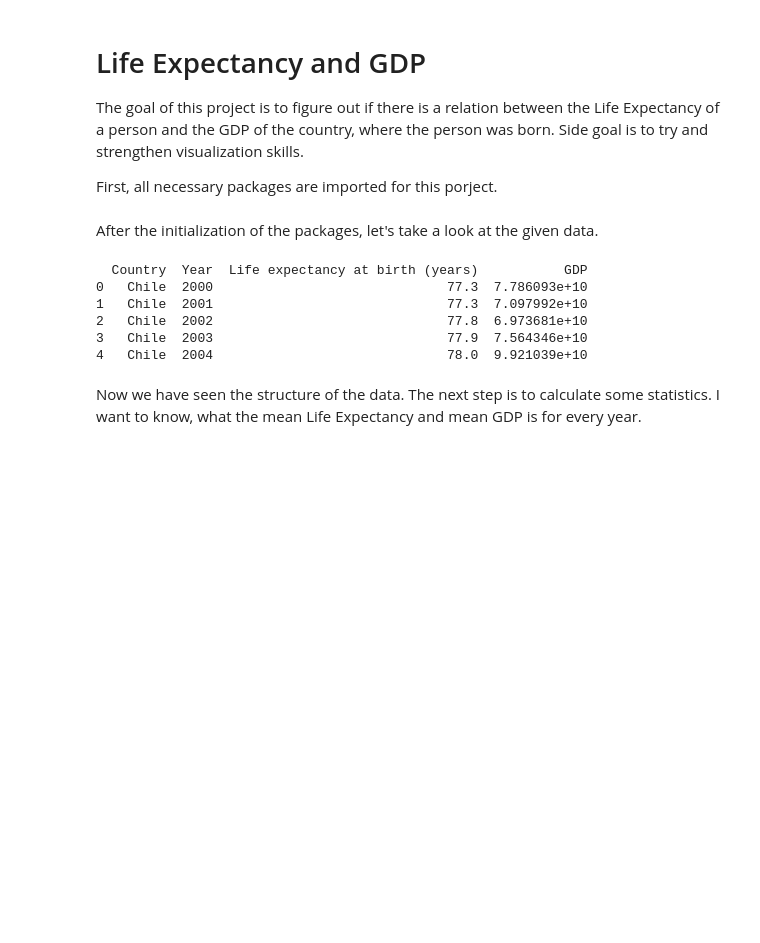
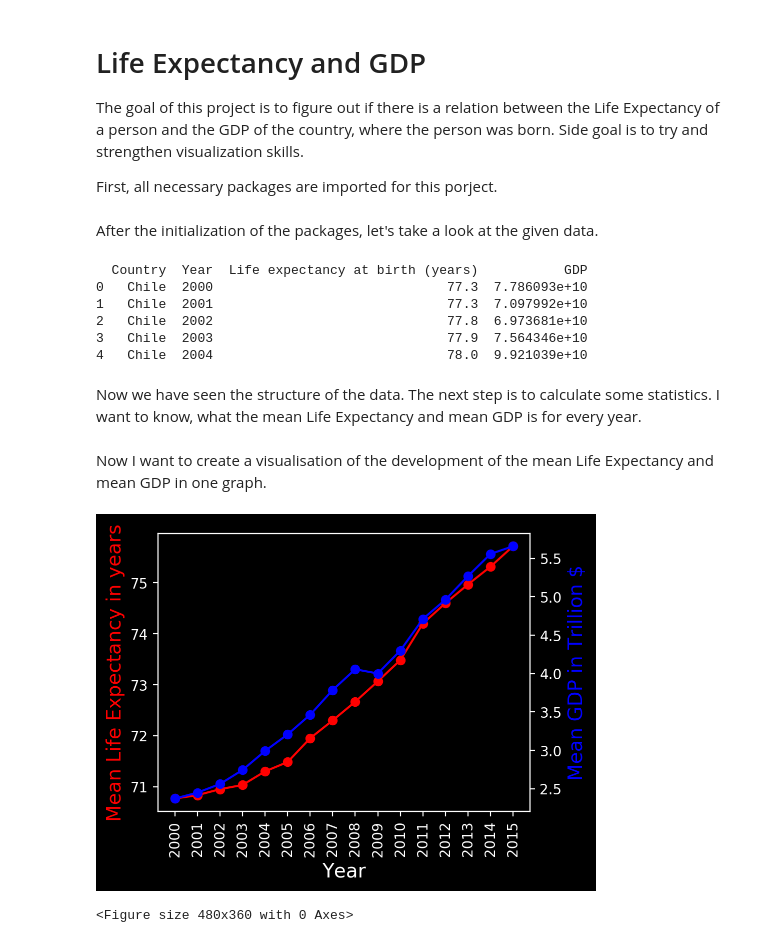
Before and after one commit to mige92/Life_Expectancy_and_GDP, a Jupyter notebook: life_expectancy_gdp.ipynb, the cells around one changed output. Drawn from its saved outputs; the diff is of its cells as text; code cells hidden in the pictures; blank space fills up the shorter version.

```diff
--- a/life_expectancy_gdp.ipynb
+++ b/life_expectancy_gdp.ipynb
@@ -11,23 +11,56 @@ import matplotlib.pyplot as plt
 import seaborn as sns
 # %% [markdown]
 After the initialization of the packages, let's take a look at the given data.
-# %%
-data = pd.read_csv('all_data.csv')
-print(data.head())
-# %% [output]
-  Country  Year  Life expectancy at birth (years)           GDP
-0   Chile  2000                              77.3  7.786093e+10
-1   Chile  2001                              77.3  7.097992e+10
-2   Chile  2002                              77.8  6.973681e+10
-3   Chile  2003                              77.9  7.564346e+10
-4   Chile  2004                              78.0  9.921039e+10
+# %%
+# Import data
+data = pd.read_csv('all_data.csv')
+print(data.head())
+
+# Adjust name of USA
+data.Country.mask(data.Country == 'United States of America', 'USA', inplace=True)
+# %% [output]
+  Country  Year  Life expectancy at birth (years)           GDP
+0   Chile  2000                              77.3  7.786093e+10
+1   Chile  2001                              77.3  7.097992e+10
+2   Chile  2002                              77.8  6.973681e+10
+3   Chile  2003                              77.9  7.564346e+10
+4   Chile  2004                              78.0  9.921039e+10
 # %% [markdown]
 Now we have seen the structure of the data. The next step is to calculate some statistics. I want to know, what the mean Life Expectancy and mean GDP is for every year.
 # %%
+# Create empty lists and loop through each year
 mean_LE = []
 mean_GDP = []
 
 for year in data.Year.unique():
     temp_data = data.loc[data['Year']==year]
-    mean_LE = np.mean(temp_data['Life expectancy at birth (years)'])
-    mean_GDP = np.mean(temp_data['GDP'])
+    mean_LE.append(np.mean(temp_data['Life expectancy at birth (years)']))
+    mean_GDP.append(np.mean(temp_data['GDP'])/1000000000000)
+# %% [markdown]
+Now I want to create a visualisation of the development of the mean Life Expectancy and mean GDP in one graph.
+# %%
+# Create first plot in one graph
+fig,ax = plt.subplots()
+ax.plot(data.Year.unique(),
+        mean_LE,
+        color="red",
+        marker="o")
+ax.set_xlabel("Year", fontsize = 14)
+ax.set_xticks(data.Year.unique())
+ax.set_xticklabels(ax.get_xticks(), rotation=90)
+ax.set_ylabel("Mean Life Expectancy in years",
+              color="red",
+              fontsize=14)
+
+# Create second plot in one graph
+ax2=ax.twinx()
+ax2.plot(data.Year.unique(),
+         mean_GDP,
+         color="blue",
+         marker="o")
+ax2.set_ylabel("Mean GDP in Trillion $",color="blue",fontsize=14)
+plt.show()
+plt.clf()
+# %% [output]
+[figure, added]
+<Figure size 480x360 with 0 Axes>
```
Also changed, not shown: parts of 6 cells of this notebook.
